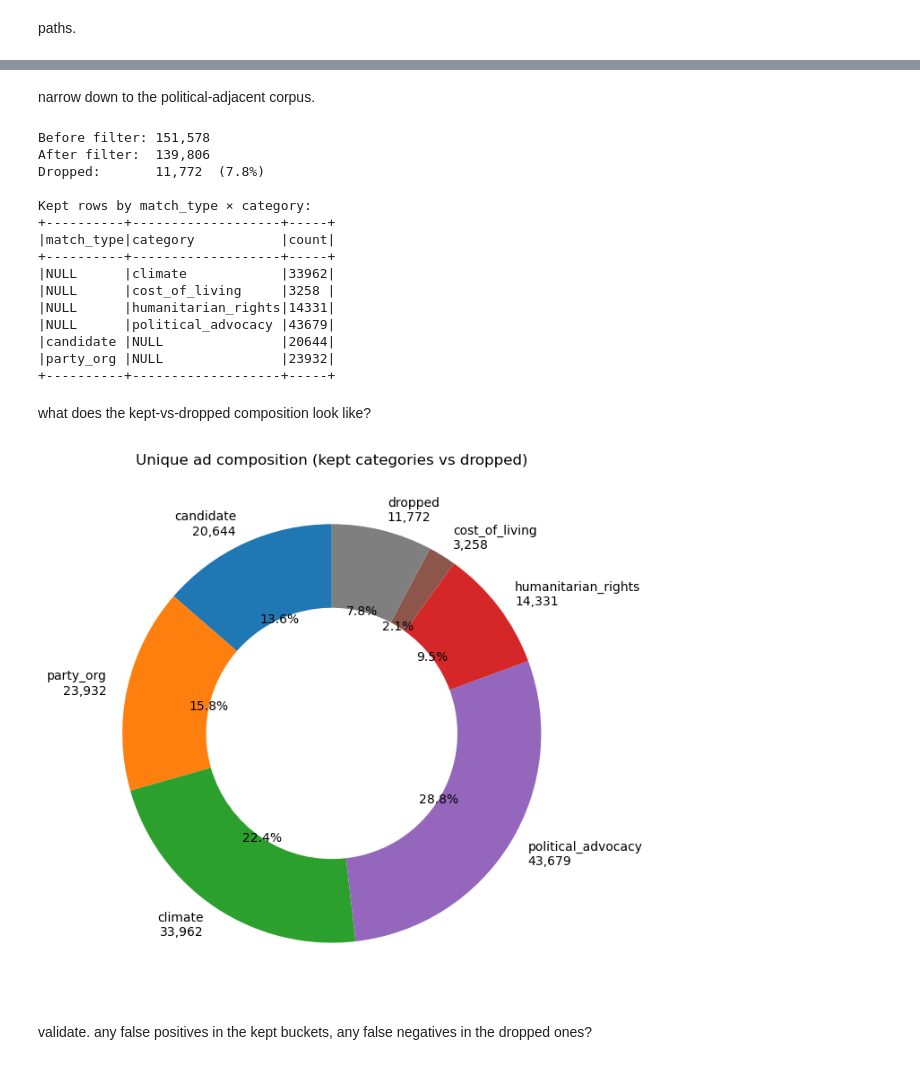
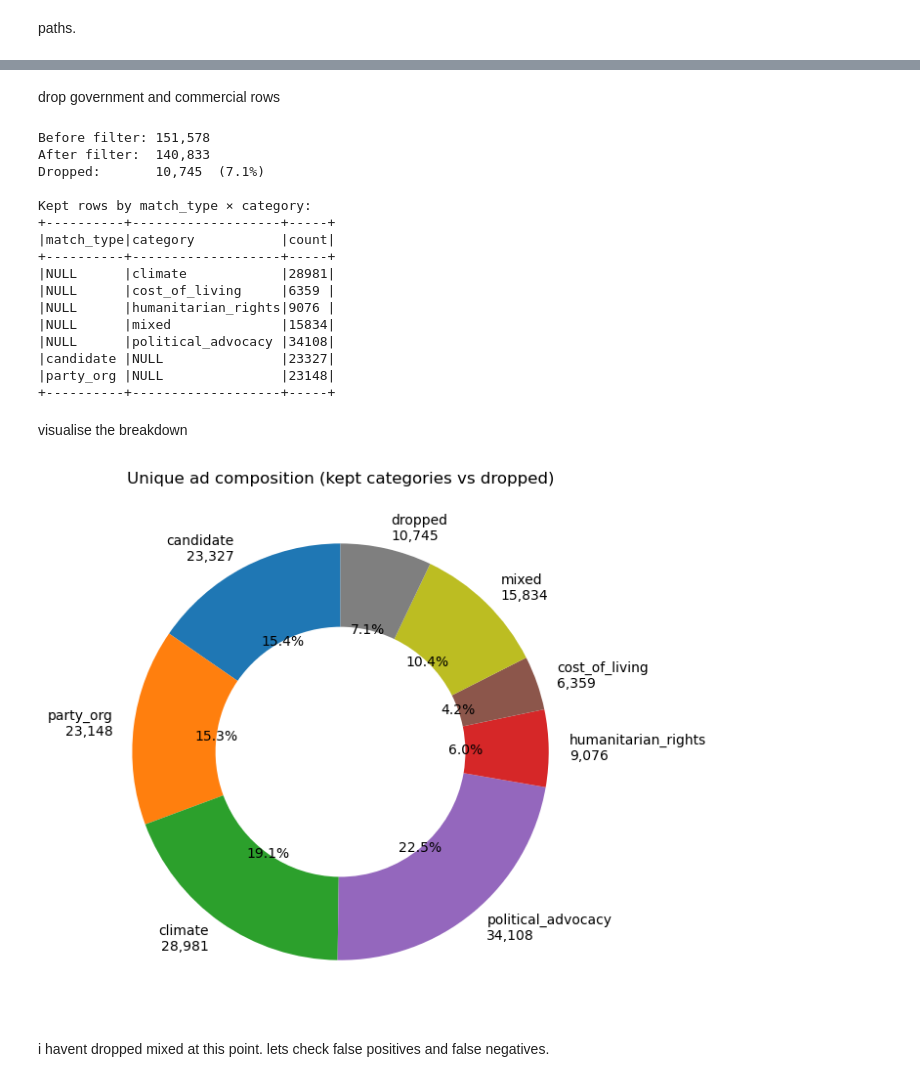
Before and after one commit to stuliveshere/FB_API, a Jupyter notebook: notebooks/04_topic_join.ipynb, the cells around one changed output, grey strips where cells are left out. Drawn from its saved outputs; the diff is of its cells as text; code cells hidden in the pictures.

```diff
--- a/notebooks/04_topic_join.ipynb
+++ b/notebooks/04_topic_join.ipynb
@@ -32,19 +31,13 @@ import pandas as pd
 
 v2 = spark.read.parquet(V2_PATH).filter(col('ad_seq_no') == 1)
 
-intermediate = spark.read.parquet(INTERMEDIATE_PATH) \
-    .select('id', 'topic_id', 'topicDistribution', 'body')
+intermediate = spark.read.parquet(INTERMEDIATE_PATH).select('id', 'topic_id', 'topicDistribution', 'body')
 
-# topic_labels.csv lives on the edge-node filesystem, not HDFS — load via pandas
-# and createDataFrame so Spark doesn't try to read it from HDFS.
+#load the data labels using pandas on local
 labels_pdf = pd.read_csv(TOPIC_LABELS_CSV)[['topic_id', 'label', 'category']]
-labels = spark.createDataFrame(labels_pdf) \
-    .withColumnRenamed('label', 'topic_label')
+labels = spark.createDataFrame(labels_pdf).withColumnRenamed('label', 'topic_label')
 
-classified = v2 \
-    .join(intermediate, 'id', 'left') \
-    .join(broadcast(labels), 'topic_id', 'left') \
-    .cache()
+classified = v2.join(intermediate, 'id', 'left').join(broadcast(labels), 'topic_id', 'left').cache()
 
 print(f'All ads (ad_seq_no=1): {classified.count():,}')
 print(f'  with topic info:    {classified.filter(col("topic_id").isNotNull()).count():,}')
@@ -82,8 +83,8 @@ match_type × category:
 +----------+-------------------+-----+
 
 Rows with topic_id but no topic_label (should be 0): 0
-# %% [markdown]
-narrow down to the political-adjacent corpus.
+# %% [markdown]
+drop government and commercial rows
 # %%
 before = classified.count()
 
@@ -99,27 +100,26 @@ print(f'After filter:  {after:,}')
 print(f'Dropped:       {before - after:,}  ({100 * (before - after) / before:.1f}%)')
 
 print('\nKept rows by match_type × category:')
-v3_candidate.groupBy('match_type', 'category').count() \
-    .orderBy('match_type', 'category') \
-    .show(50, truncate=False)
+v3_candidate.groupBy('match_type', 'category').count().orderBy('match_type', 'category').show(50, truncate=False)
 # %% [output]
 Before filter: 151,578
-After filter:  139,806
-Dropped:       11,772  (7.8%)
+After filter:  140,833
+Dropped:       10,745  (7.1%)
 
 Kept rows by match_type × category:
 +----------+-------------------+-----+
 |match_type|category           |count|
 +----------+-------------------+-----+
-|NULL      |climate            |33962|
-|NULL      |cost_of_living     |3258 |
-|NULL      |humanitarian_rights|14331|
-|NULL      |political_advocacy |43679|
-|candidate |NULL               |20644|
-|party_org |NULL               |23932|
+|NULL      |climate            |28981|
+|NULL      |cost_of_living     |6359 |
+|NULL      |humanitarian_rights|9076 |
+|NULL      |mixed              |15834|
+|NULL      |political_advocacy |34108|
+|candidate |NULL               |23327|
+|party_org |NULL               |23148|
 +----------+-------------------+-----+
-# %% [markdown]
-what does the kept-vs-dropped composition look like?
+# %% [markdown]
+visualise the breakdown
 # %%
 import matplotlib.pyplot as plt
 
@@ -133,41 +133,40 @@ for _, r in kept_pdf.iterrows():
     key = r['match_type'] if r['match_type'] in ('candidate', 'party_org') else r['category']
     slices[key] = slices.get(key, 0) + int(r['count'])
 
-# Single 'dropped' slice = everything filter excluded (government + byline-tagged commercial + residual with no topic).
+# Single 'dropped' slice = everything filter excluded (government + noise + residual with no topic).
 slices['dropped'] = classified.count() - v3_candidate.count()
 
 order = ['candidate', 'party_org',
-         'climate', 'political_advocacy', 'humanitarian_rights', 'cost_of_living', 'mixed',
-         'dropped']
+         'climate', 'political_advocacy', 'humanitarian_rights', 'cost_of_living', 'mixed','dropped']
 colors = {
     'candidate':           '#1f77b4',
     'party_org':           '#ff7f0e',
     'climate':             '#2ca02c',
     'political_advocacy':  '#9467bd',
     'humanitarian_rights': '#d62728',
     'cost_of_living':      '#8c564b',
     'mixed':               '#bcbd22',
     'dropped':             '#7f7f7f',
 }
 
 sizes  = [slices[k] for k in order]
 labels = [f'{k}\n{slices[k]:,}' for k in order]
 
 fig, ax = plt.subplots(figsize=(7, 7))
 ax.pie(
     sizes,
     labels=labels,
     colors=[colors[k] for k in order],
     autopct='%1.1f%%',
     startangle=90,
     wedgeprops=dict(width=0.4),
 )
 ax.set_title('Unique ad composition (kept categories vs dropped)')
 plt.tight_layout()
 plt.show()
 # %% [output]
-[figure, old version]
+[figure, new version]
-# %% [markdown]
-validate. any false positives in the kept buckets, any false negatives in the dropped ones?
+# %% [markdown]
+i havent dropped mixed at this point. lets check false positives and false negatives.
 # %%
 # --- False positives: top-spend ads in each kept category ---
```
Also changed, not shown: parts of 11 cells of this notebook, 2 other files.
